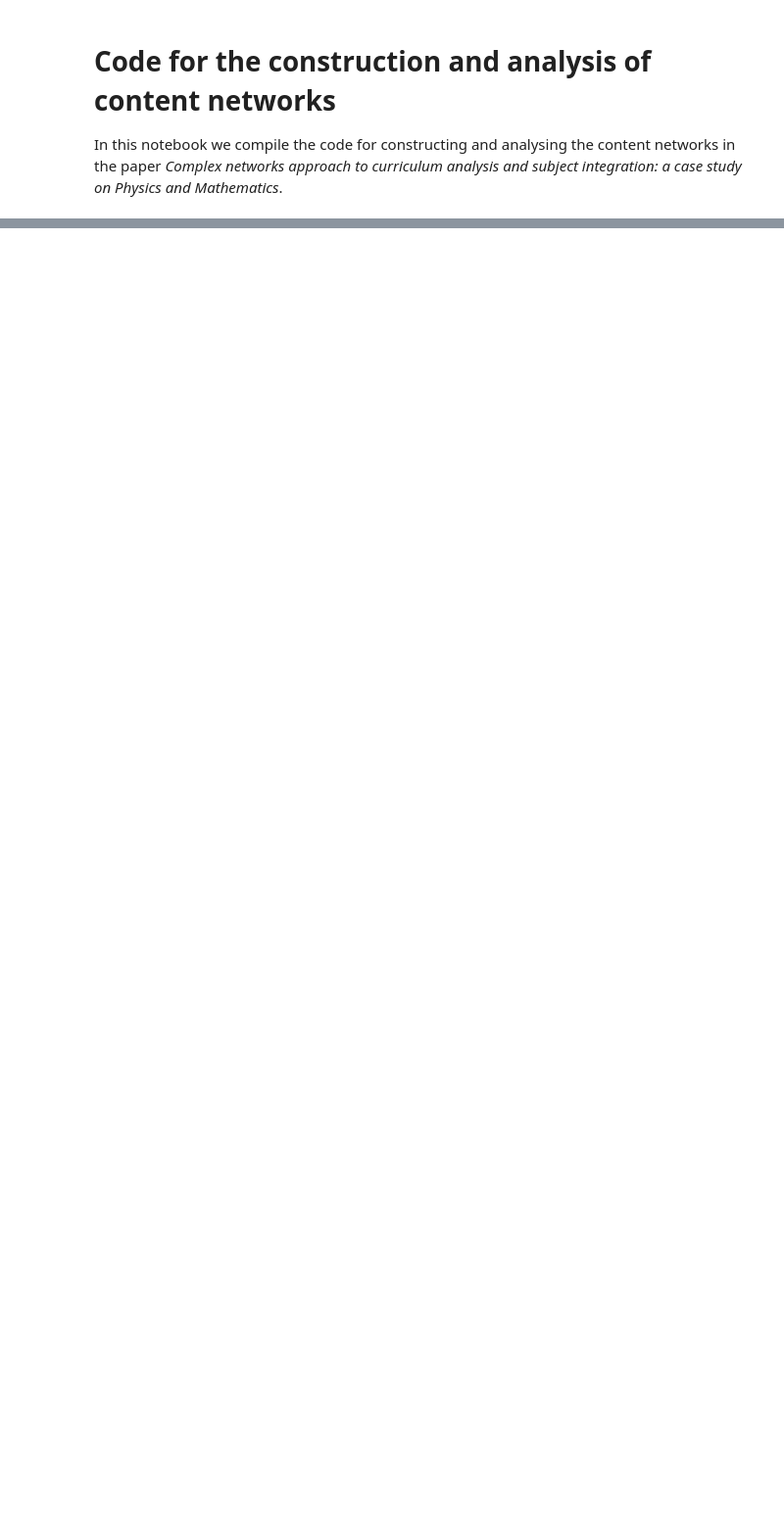
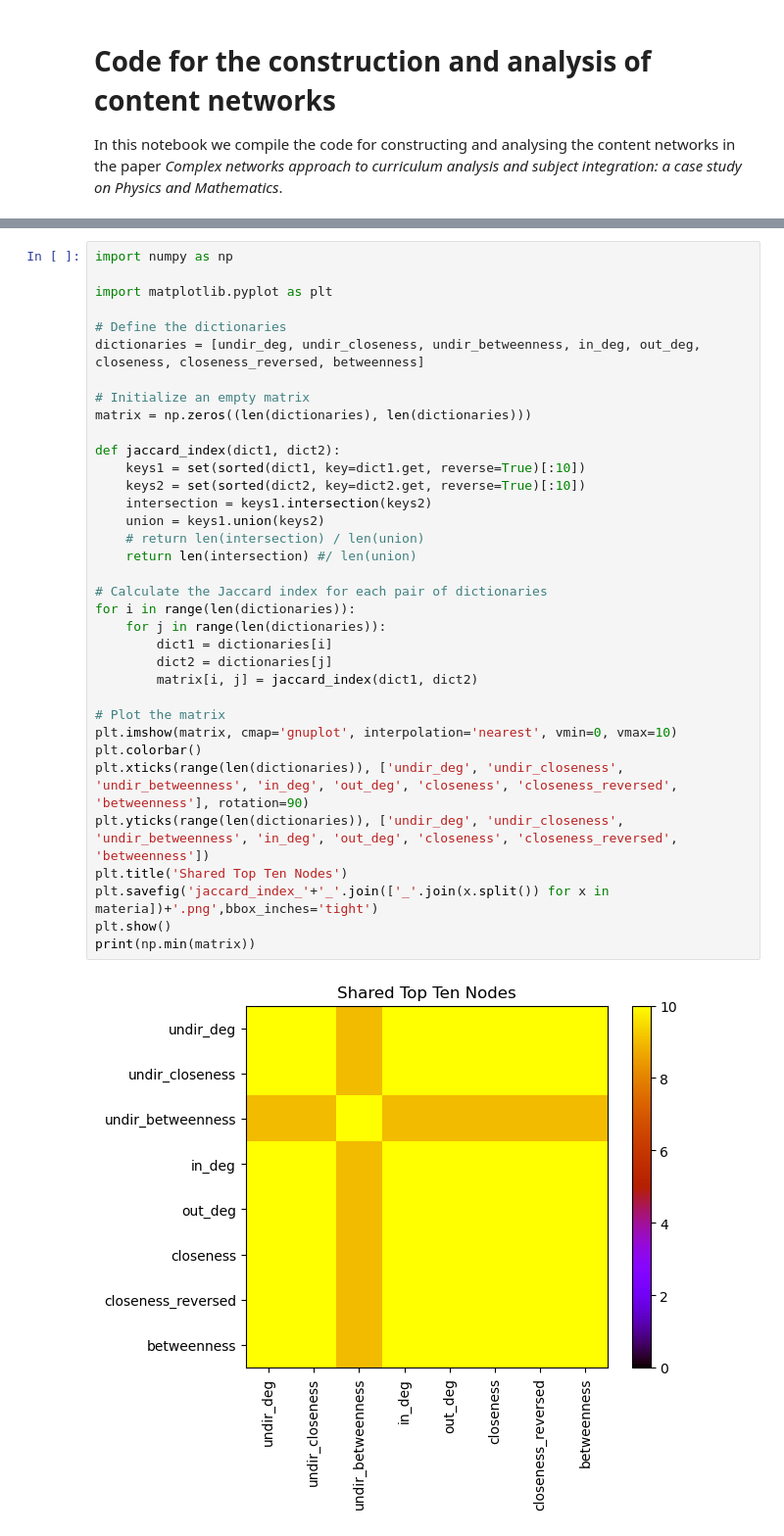
Before and after one commit to juanfernandezgracia/content_networks, a Jupyter notebook: code_content_networks.ipynb, the cells around one changed output, grey strips where cells are left out. Shown at 98% size. Drawn from its saved outputs; the diff is of its cells as text; blank space fills up the shorter version.

```diff
--- a/code_content_networks.ipynb
+++ b/code_content_networks.ipynb
@@ -146,0 +256,37 @@ fout.close()
+# %%
+import numpy as np
+
+import matplotlib.pyplot as plt
+
+# Define the dictionaries
+dictionaries = [undir_deg, undir_closeness, undir_betweenness, in_deg, out_deg, closeness, closeness_reversed, betweenness]
+
+# Initialize an empty matrix
+matrix = np.zeros((len(dictionaries), len(dictionaries)))
+
+def jaccard_index(dict1, dict2):
+    keys1 = set(sorted(dict1, key=dict1.get, reverse=True)[:10])
+    keys2 = set(sorted(dict2, key=dict2.get, reverse=True)[:10])
+    intersection = keys1.intersection(keys2)
+    union = keys1.union(keys2)
+    # return len(intersection) / len(union)
+    return len(intersection) #/ len(union)
+
+# Calculate the Jaccard index for each pair of dictionaries
+for i in range(len(dictionaries)):
+    for j in range(len(dictionaries)):
+        dict1 = dictionaries[i]
+        dict2 = dictionaries[j]
+        matrix[i, j] = jaccard_index(dict1, dict2)
+
+# Plot the matrix
+plt.imshow(matrix, cmap='gnuplot', interpolation='nearest', vmin=0, vmax=10)
+plt.colorbar()
+plt.xticks(range(len(dictionaries)), ['undir_deg', 'undir_closeness', 'undir_betweenness', 'in_deg', 'out_deg', 'closeness', 'closeness_reversed', 'betweenness'], rotation=90)
+plt.yticks(range(len(dictionaries)), ['undir_deg', 'undir_closeness', 'undir_betweenness', 'in_deg', 'out_deg', 'closeness', 'closeness_reversed', 'betweenness'])
+plt.title('Shared Top Ten Nodes')
+plt.savefig('jaccard_index_'+'_'.join(['_'.join(x.split()) for x in materia])+'.png',bbox_inches='tight')
+plt.show()
+print(np.min(matrix))
+# %% [output]
+[figure, added]
```
Also changed, not shown: parts of 7 cells of this notebook, 15 other files.
